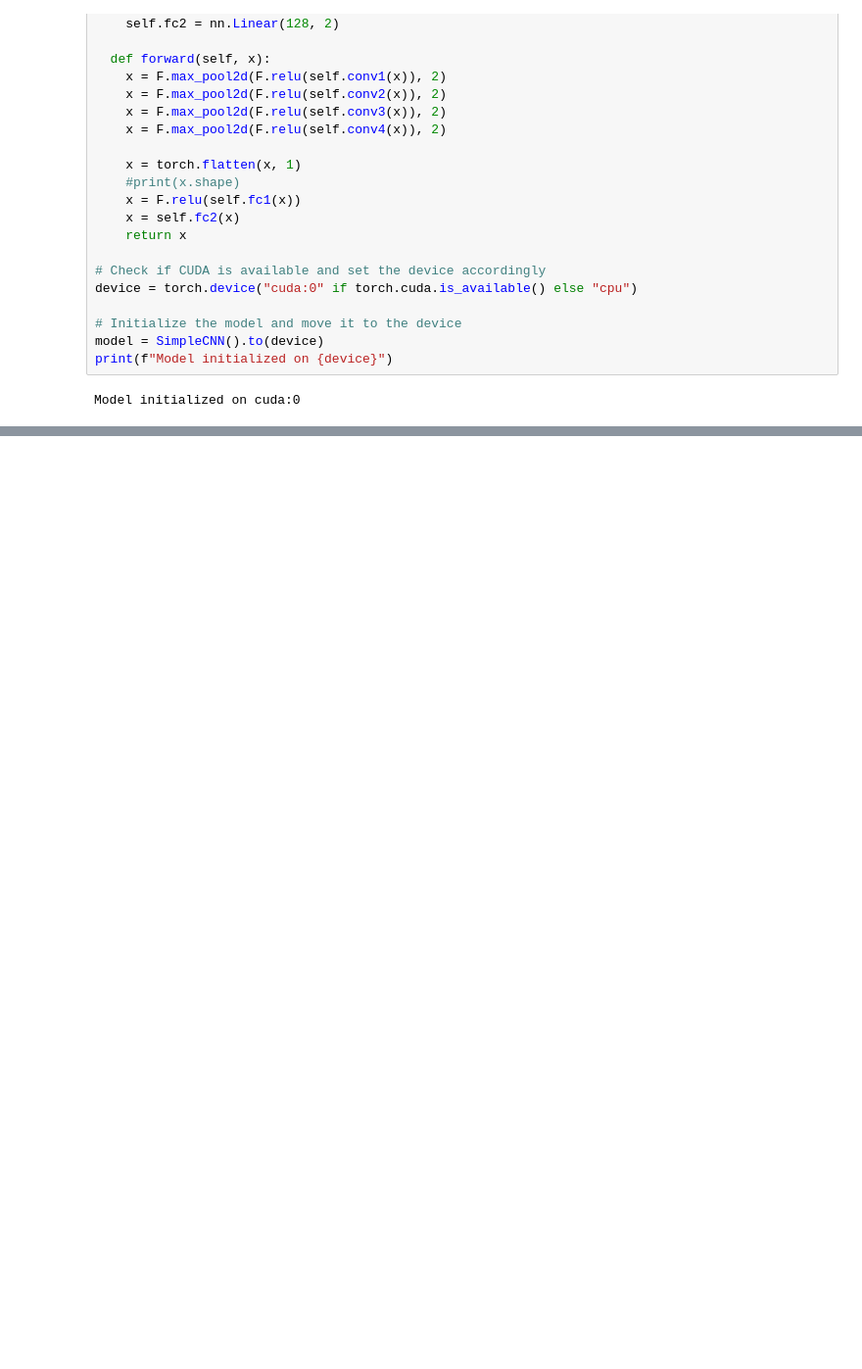
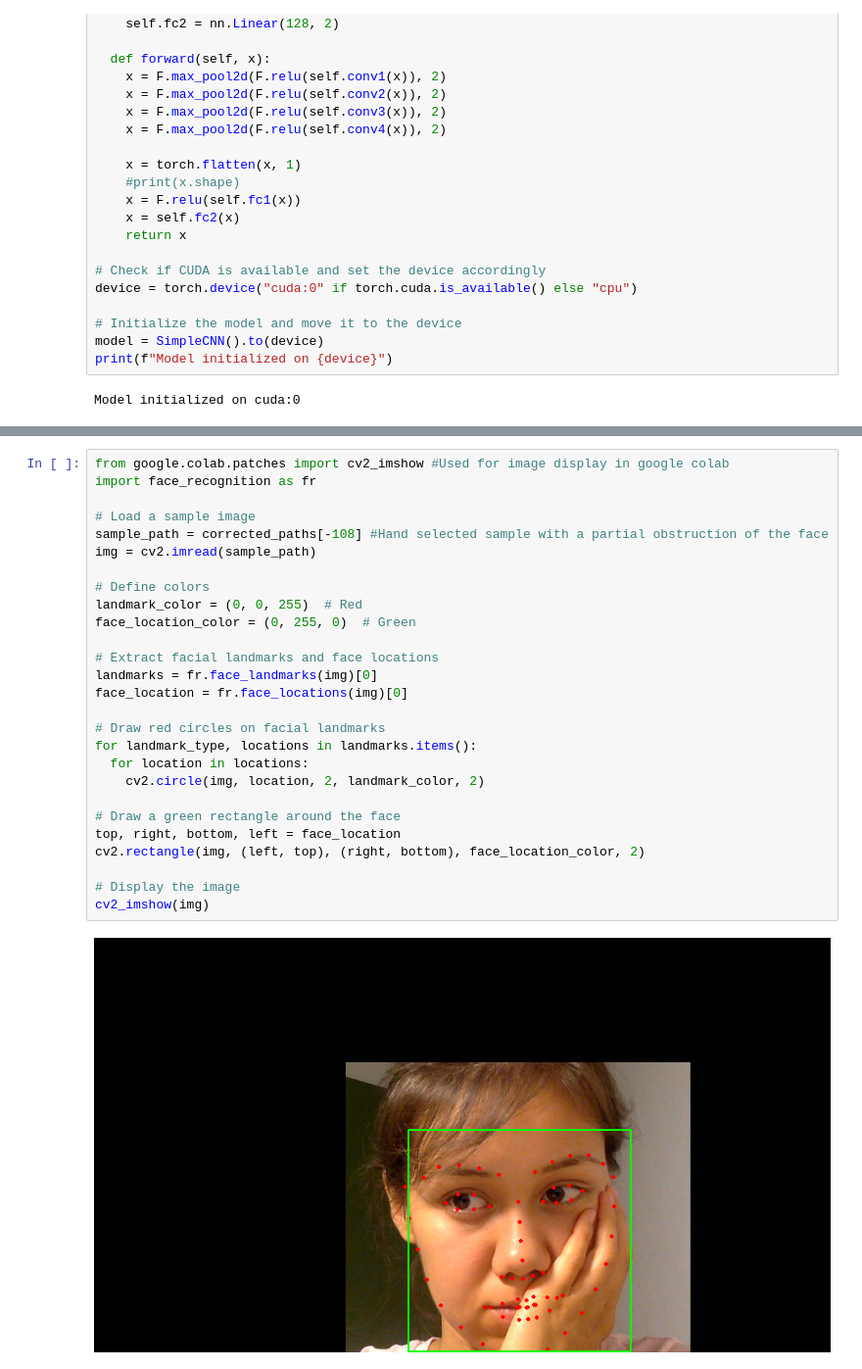
Before and after one commit to Mark-G321/Gaze-Estimation, a Jupyter notebook: WS.ipynb, the cells around one changed output, grey strips where cells are left out. Shown at 98% size. Cells and saved outputs as stored; diff of their text form; blank space fills up the shorter version.

```diff
--- a/WS.ipynb
+++ b/WS.ipynb
@@ -661,0 +629,29 @@ for path in image_paths:
+# %%
+from google.colab.patches import cv2_imshow #Used for image display in google colab
+import face_recognition as fr
+
+# Load a sample image
+sample_path = corrected_paths[-108] #Hand selected sample with a partial obstruction of the face
+img = cv2.imread(sample_path)
+
+# Define colors
+landmark_color = (0, 0, 255)  # Red
+face_location_color = (0, 255, 0)  # Green
+
+# Extract facial landmarks and face locations
+landmarks = fr.face_landmarks(img)[0]
+face_location = fr.face_locations(img)[0]
+
+# Draw red circles on facial landmarks
+for landmark_type, locations in landmarks.items():
+  for location in locations:
+    cv2.circle(img, location, 2, landmark_color, 2)
+
+# Draw a green rectangle around the face
+top, right, bottom, left = face_location
+cv2.rectangle(img, (left, top), (right, bottom), face_location_color, 2)
+
+# Display the image
+cv2_imshow(img)
+# %% [output]
+[figure, added]
```
Also changed, not shown: parts of 40 cells of this notebook.
